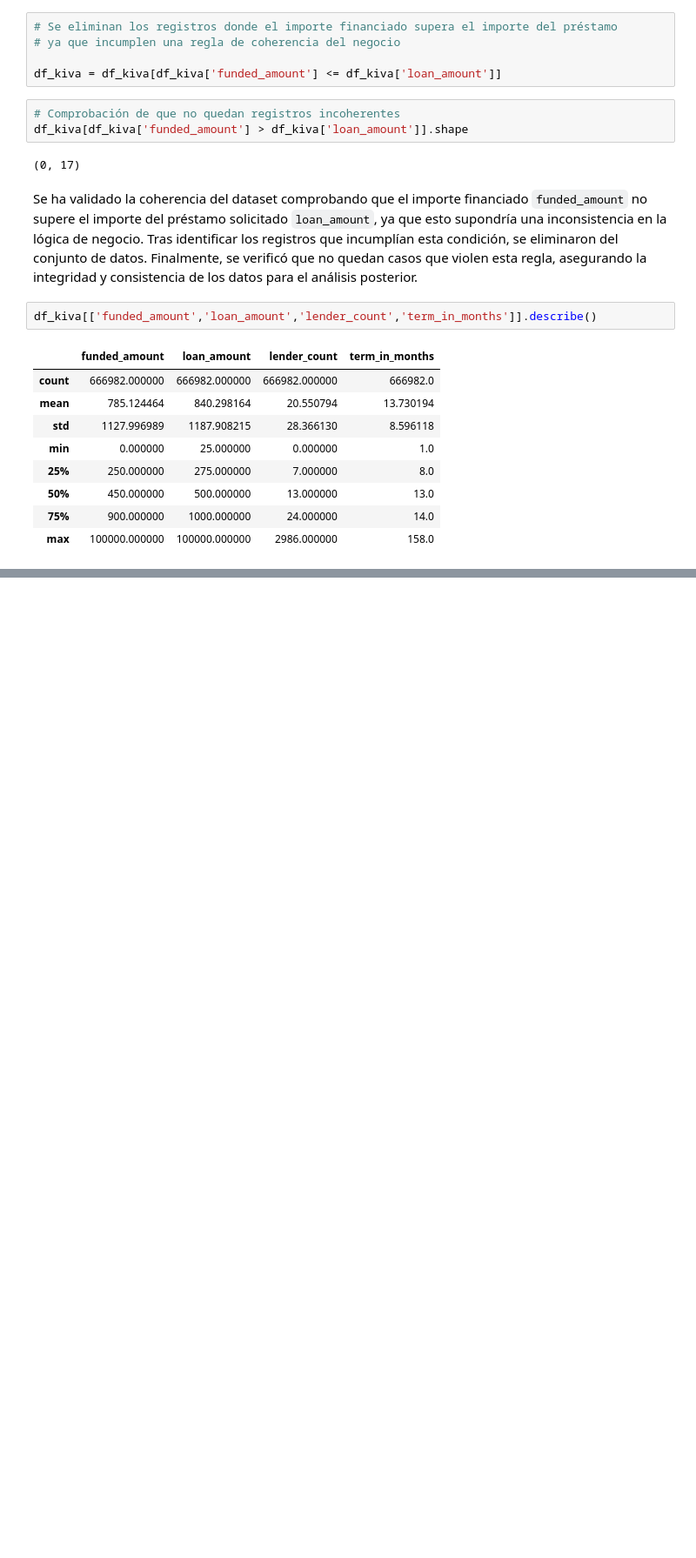
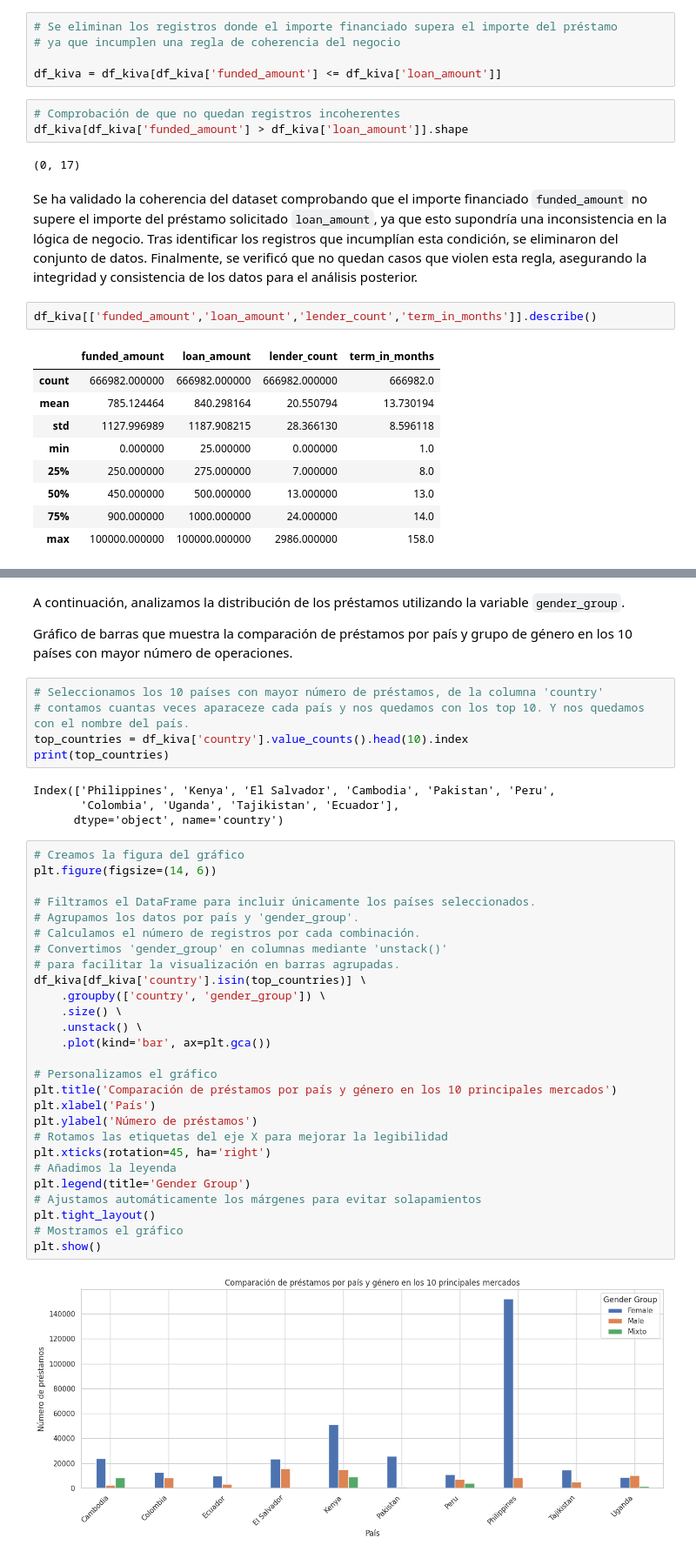
Before and after one commit to Bootcamp-DA-P2/proyecto2-procesamiento-y-limpieza-de-datos-python, a Jupyter notebook: data_cleaning_kiva.ipynb, the cells around one changed output, grey strips where cells are left out. Shown at 87% size. Saved outputs shown, nothing was run; the diff lists cells and outputs as text; blank space fills up the shorter version.

```diff
--- a/data_cleaning_kiva.ipynb
+++ b/data_cleaning_kiva.ipynb
@@ -941,0 +1208,43 @@ Dado que estos valores representan casos reales dentro del dominio del problema,
+# %% [markdown]
+A continuación, analizamos la distribución de los préstamos utilizando la variable `gender_group`.
+
+Gráfico de barras que muestra la comparación de préstamos por país y
+grupo de género en los 10 países con mayor número de operaciones.
+# %%
+# Seleccionamos los 10 países con mayor número de préstamos, de la columna 'country'
+# contamos cuantas veces aparaceze cada país y nos quedamos con los top 10. Y nos quedamos con el nombre del país.
+top_countries = df_kiva['country'].value_counts().head(10).index
+print(top_countries)
+# %% [output]
+Index(['Philippines', 'Kenya', 'El Salvador', 'Cambodia', 'Pakistan', 'Peru',
+       'Colombia', 'Uganda', 'Tajikistan', 'Ecuador'],
+      dtype='object', name='country')
+# %%
+# Creamos la figura del gráfico
+plt.figure(figsize=(14, 6))
+
+# Filtramos el DataFrame para incluir únicamente los países seleccionados.
+# Agrupamos los datos por país y 'gender_group'.
+# Calculamos el número de registros por cada combinación.
+# Convertimos 'gender_group' en columnas mediante 'unstack()'
+# para facilitar la visualización en barras agrupadas.
+df_kiva[df_kiva['country'].isin(top_countries)] \
+    .groupby(['country', 'gender_group']) \
+    .size() \
+    .unstack() \
+    .plot(kind='bar', ax=plt.gca())
+
+# Personalizamos el gráfico
+plt.title('Comparación de préstamos por país y género en los 10 principales mercados')
+plt.xlabel('País')
+plt.ylabel('Número de préstamos')
+# Rotamos las etiquetas del eje X para mejorar la legibilidad
+plt.xticks(rotation=45, ha='right')
+# Añadimos la leyenda
+plt.legend(title='Gender Group')
+# Ajustamos automáticamente los márgenes para evitar solapamientos
+plt.tight_layout()
+# Mostramos el gráfico
+plt.show()
+# %% [output]
+[figure, added]
```
Also changed, not shown: parts of 53 cells of this notebook.
